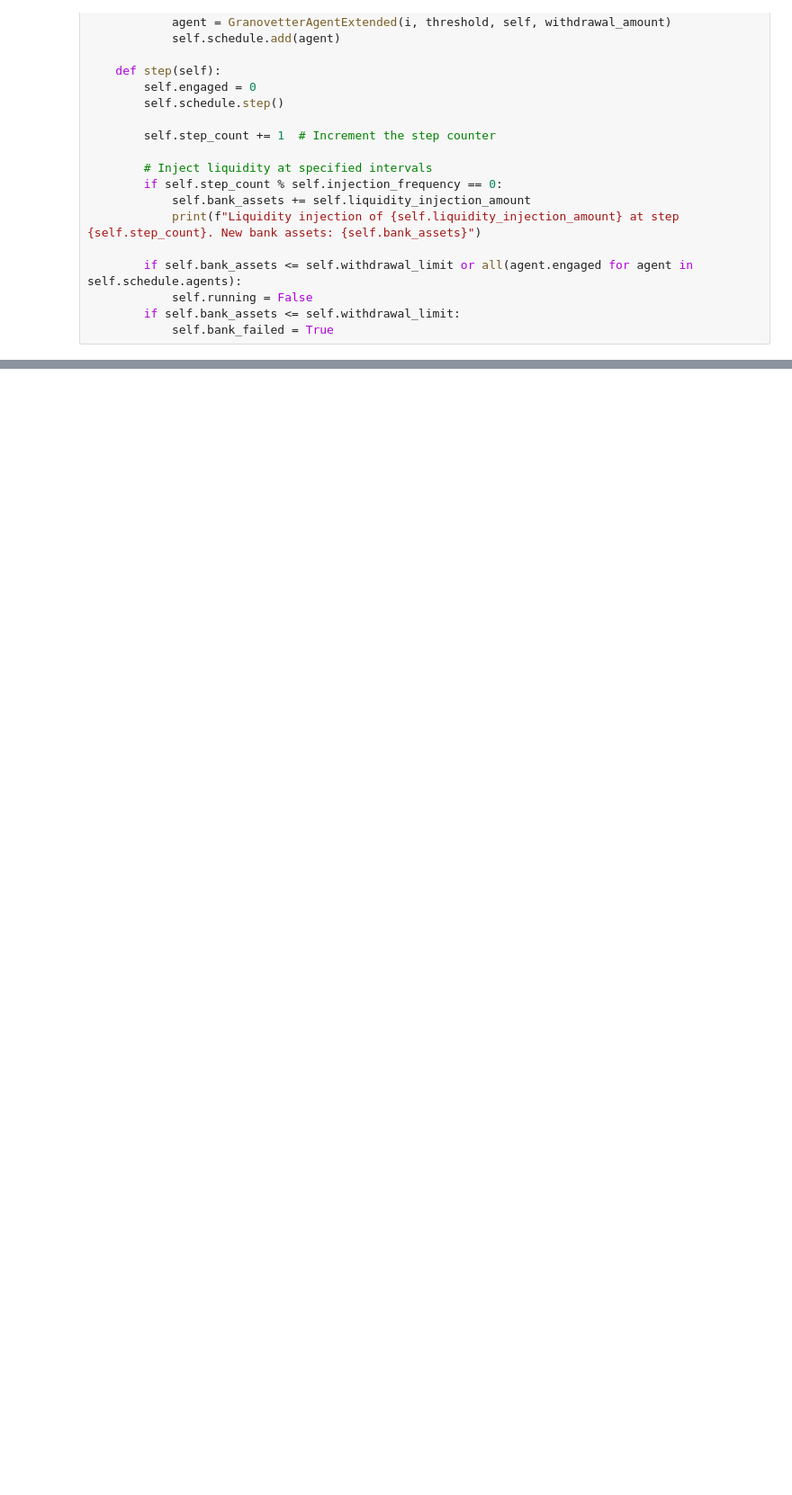
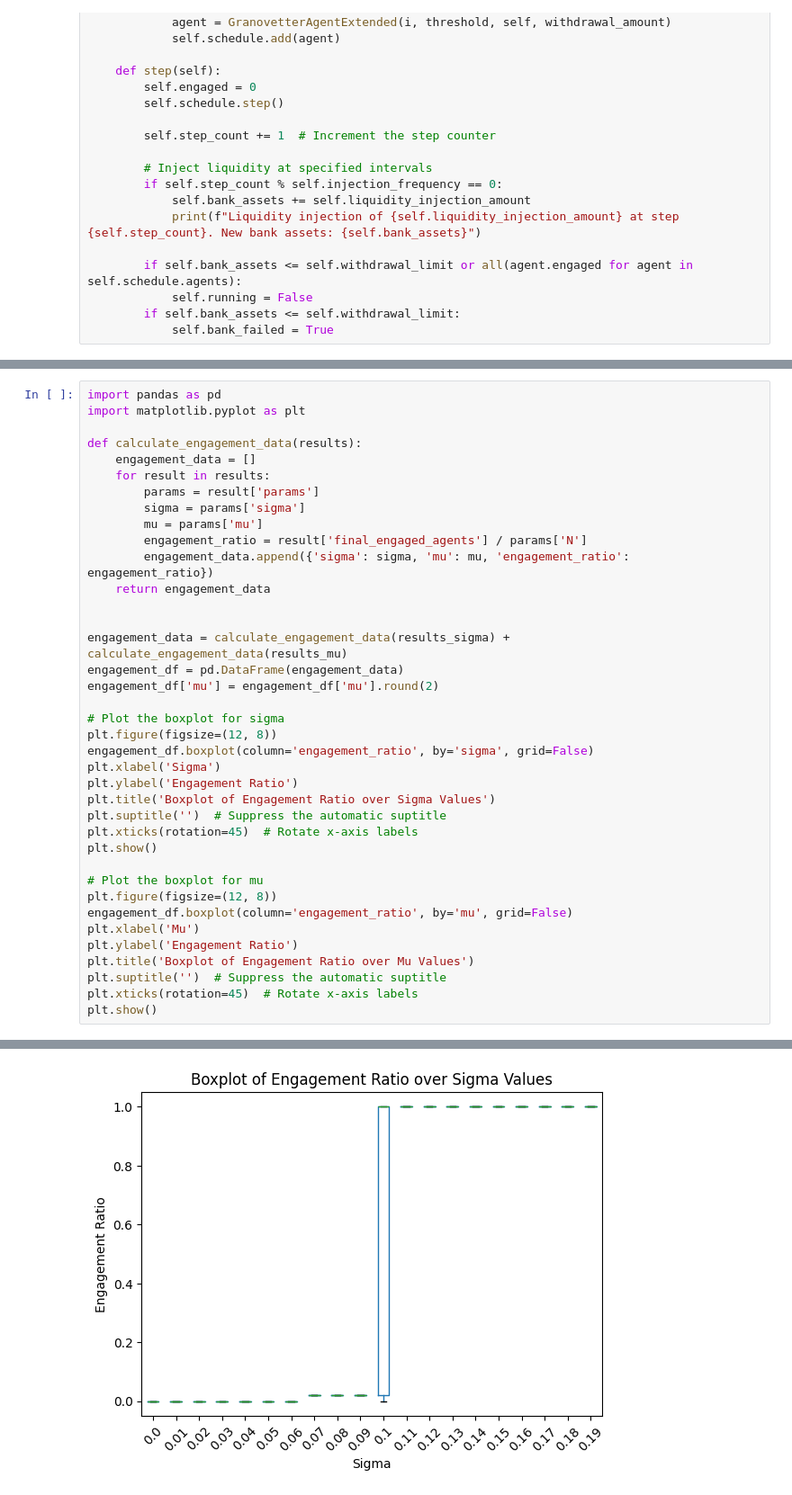
Before and after one commit to juergenstumpf01/CMSS_BankRuns, a Jupyter notebook: bank_run_basic_modelling.ipynb, the cells around one changed output, grey strips where cells are left out. Shown at 90% size. Drawn from its saved outputs; the diff is of its cells as text; blank space fills up the shorter version.

Commit message:
added batch run + visualisation

```diff
--- a/bank_run_basic_modelling.ipynb
+++ b/bank_run_basic_modelling.ipynb
@@ -635,0 +814,39 @@ Error:
+# %%
+import pandas as pd
+import matplotlib.pyplot as plt
+
+def calculate_engagement_data(results):
+    engagement_data = []
+    for result in results:
+        params = result['params']
+        sigma = params['sigma']
+        mu = params['mu']
+        engagement_ratio = result['final_engaged_agents'] / params['N']
+        engagement_data.append({'sigma': sigma, 'mu': mu, 'engagement_ratio': engagement_ratio})
+    return engagement_data
+
+
+engagement_data = calculate_engagement_data(results_sigma) + calculate_engagement_data(results_mu)
+engagement_df = pd.DataFrame(engagement_data)
+engagement_df['mu'] = engagement_df['mu'].round(2)
+
+# Plot the boxplot for sigma
+plt.figure(figsize=(12, 8))
+engagement_df.boxplot(column='engagement_ratio', by='sigma', grid=False)
+plt.xlabel('Sigma')
+plt.ylabel('Engagement Ratio')
+plt.title('Boxplot of Engagement Ratio over Sigma Values')
+plt.suptitle('')  # Suppress the automatic suptitle
+plt.xticks(rotation=45)  # Rotate x-axis labels
+plt.show()
+
+# Plot the boxplot for mu
+plt.figure(figsize=(12, 8))
+engagement_df.boxplot(column='engagement_ratio', by='mu', grid=False)
+plt.xlabel('Mu')
+plt.ylabel('Engagement Ratio')
+plt.title('Boxplot of Engagement Ratio over Mu Values')
+plt.suptitle('')  # Suppress the automatic suptitle
+plt.xticks(rotation=45)  # Rotate x-axis labels
+plt.show()
+# %% [output]
@@ -635,0 +854 @@ Error:
+[figure, added]
```
Also changed, not shown: parts of 12 cells of this notebook.
